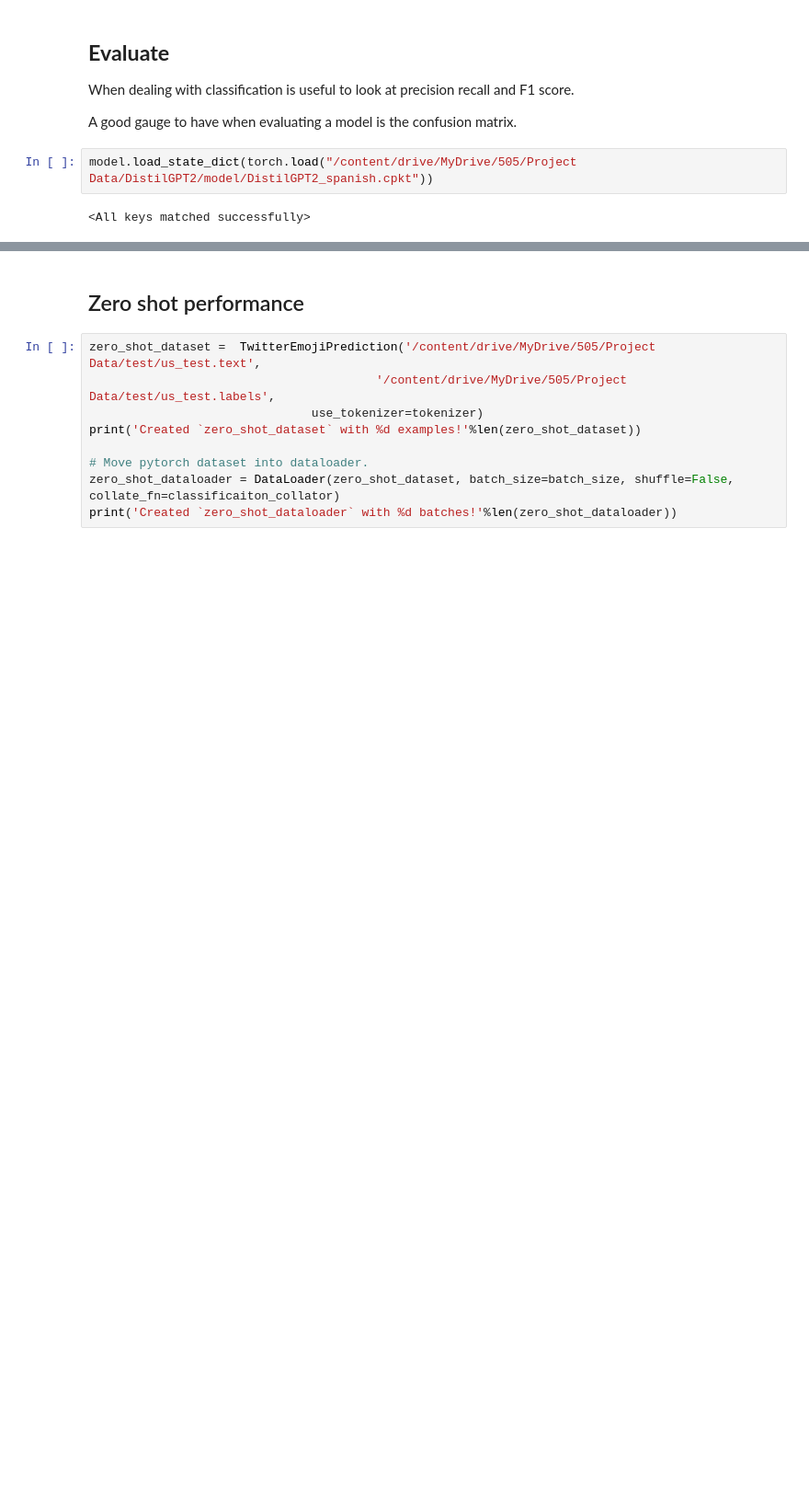
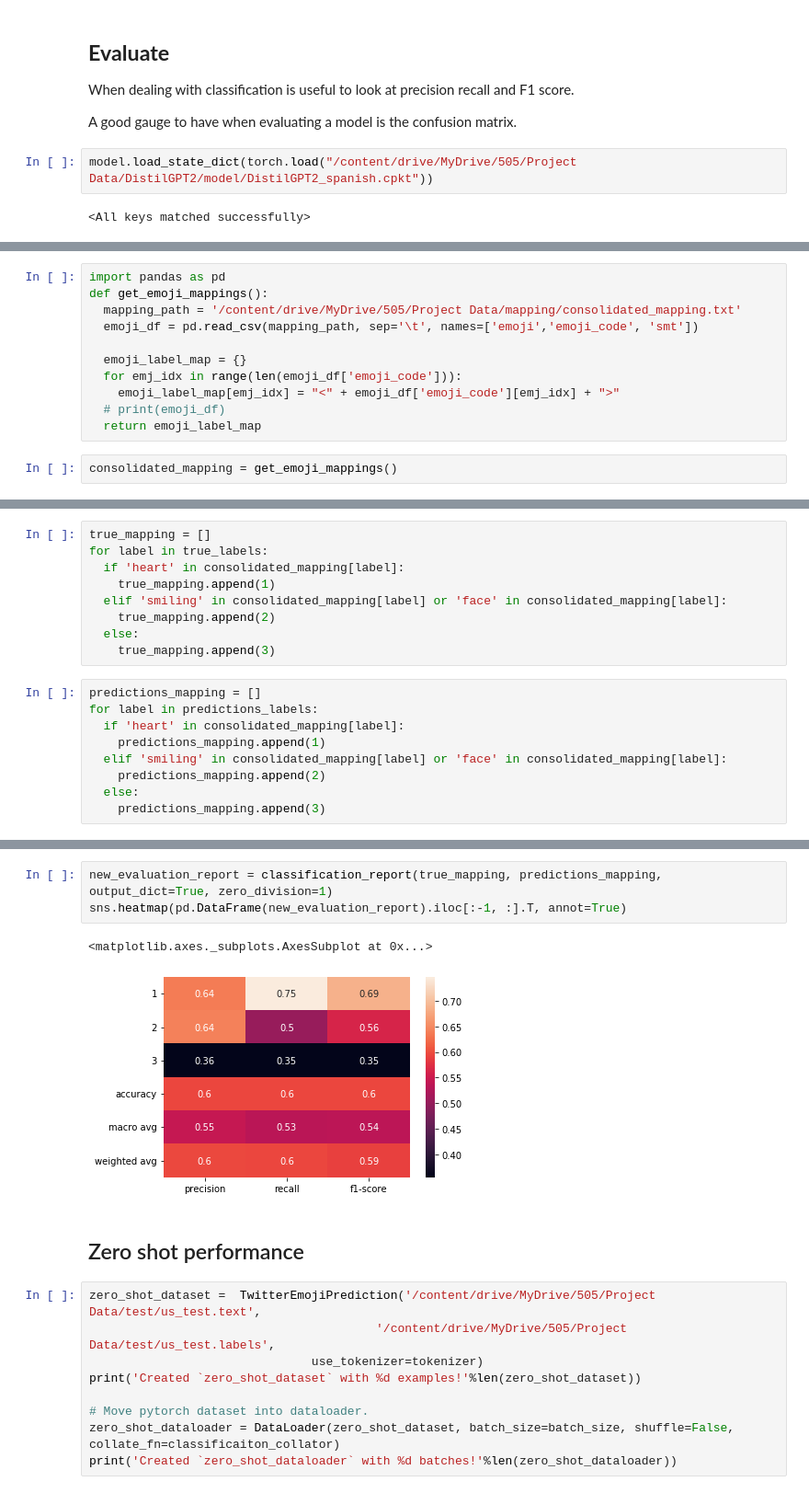
Before and after one commit to dspoorthy/MultilingualEmojiPrediction, a Jupyter notebook: GenerativeModels/DistilGPT-2/CS505_Project_distilgpt2_spanish.ipynb, the cells around one changed output, grey strips where cells are left out. Shown at 92% size. Saved outputs shown, nothing was run; the diff lists cells and outputs as text; blank space fills up the shorter version.

```diff
--- a/GenerativeModels/DistilGPT-2/CS505_Project_distilgpt2_spanish.ipynb
+++ b/GenerativeModels/DistilGPT-2/CS505_Project_distilgpt2_spanish.ipynb
@@ -758,0 +687,13 @@ sns.heatmap(pd.DataFrame(evaluation_report).iloc[:-1, :].T, annot=True)
+# %%
+import pandas as pd
+def get_emoji_mappings():
+  mapping_path = '/content/drive/MyDrive/505/Project Data/mapping/consolidated_mapping.txt'
+  emoji_df = pd.read_csv(mapping_path, sep='\t', names=['emoji','emoji_code', 'smt'])
+
+  emoji_label_map = {}
+  for emj_idx in range(len(emoji_df['emoji_code'])):
+    emoji_label_map[emj_idx] = "<" + emoji_df['emoji_code'][emj_idx] + ">"
+  # print(emoji_df)
+  return emoji_label_map
+# %%
+consolidated_mapping = get_emoji_mappings()
@@ -758,0 +709,18 @@ sns.heatmap(pd.DataFrame(evaluation_report).iloc[:-1, :].T, annot=True)
+# %%
+true_mapping = []
+for label in true_labels:
+  if 'heart' in consolidated_mapping[label]:
+    true_mapping.append(1)
+  elif 'smiling' in consolidated_mapping[label] or 'face' in consolidated_mapping[label]:
+    true_mapping.append(2)
+  else:
+    true_mapping.append(3)
+# %%
+predictions_mapping = []
+for label in predictions_labels:
+  if 'heart' in consolidated_mapping[label]:
+    predictions_mapping.append(1)
+  elif 'smiling' in consolidated_mapping[label] or 'face' in consolidated_mapping[label]:
+    predictions_mapping.append(2)
+  else:
+    predictions_mapping.append(3)
@@ -759,3 +732,9 @@ sns.heatmap(pd.DataFrame(evaluation_report).iloc[:-1, :].T, annot=True)
+# %%
+new_evaluation_report = classification_report(true_mapping, predictions_mapping, output_dict=True, zero_division=1)
+sns.heatmap(pd.DataFrame(new_evaluation_report).iloc[:-1, :].T, annot=True)
+# %% [output]
+<matplotlib.axes._subplots.AxesSubplot at 0x...>
+[figure, added]
 # %% [markdown]
 ## Zero shot performance
 # %%
```
Also changed, not shown: parts of 24 cells of this notebook, 6 other files.
